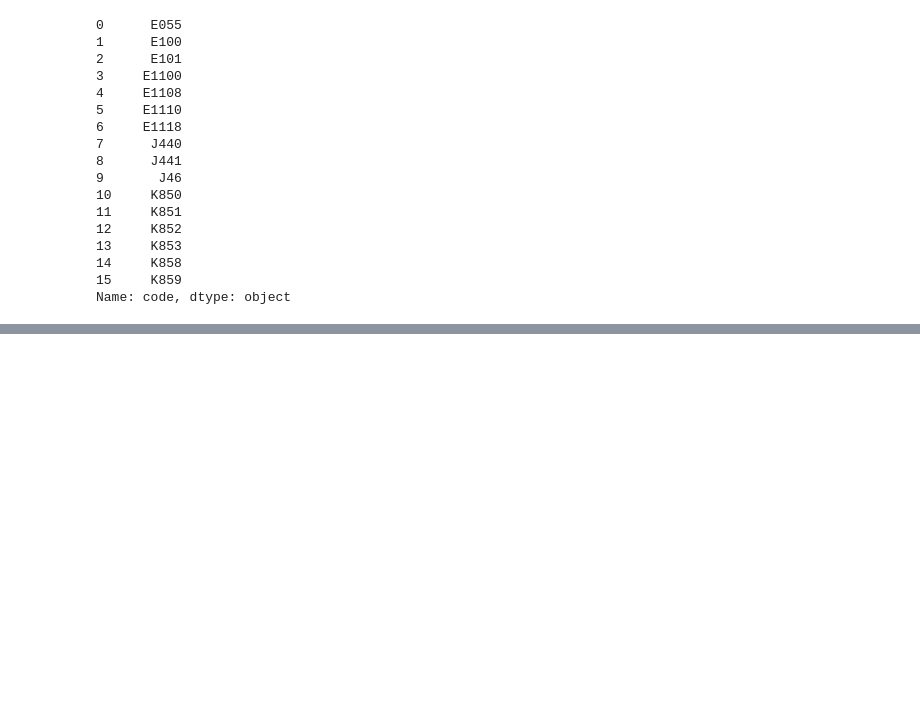
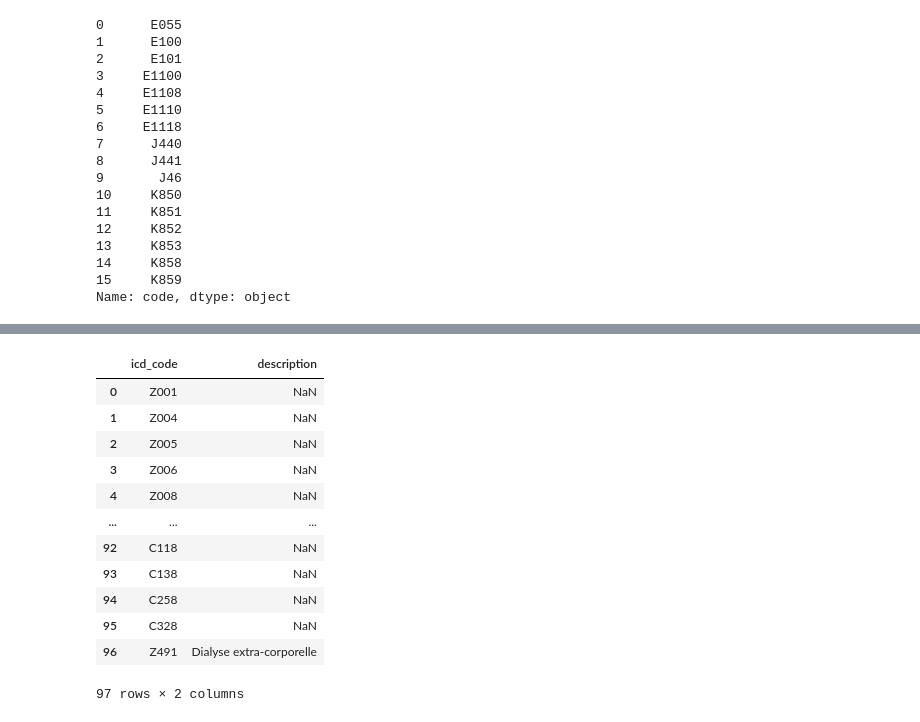
Before and after one commit to 24p11/recode-scenario, a Jupyter notebook: generate_reports_from_french_pmsi_scenarios_dev.ipynb, the cells around one changed output, grey strips where cells are left out. Saved outputs shown, nothing was run; the diff lists cells and outputs as text; code cells hidden in the pictures; blank space fills up the shorter version.

```diff
--- a/generate_reports_from_french_pmsi_scenarios_dev.ipynb
+++ b/generate_reports_from_french_pmsi_scenarios_dev.ipynb
@@ -472,0 +498,18 @@ Name: code, dtype: object
+# %%
+gs.df_icd_official.to_excel("C:/data/wd/z_dp.xlsx")
+
+df_exc
+# %% [output]
+|  | icd_code | description |
+| 0 | Z001 | NaN |
+| 1 | Z004 | NaN |
+| 2 | Z005 | NaN |
+| 3 | Z006 | NaN |
+| 4 | Z008 | NaN |
+| ... | ... | ... |
+| 92 | C118 | NaN |
+| 93 | C138 | NaN |
+| 94 | C258 | NaN |
+| 95 | C328 | NaN |
+| 96 | Z491 | Dialyse extra-corporelle |
+97 rows × 2 columns
```
Also changed, not shown: parts of 20 cells of this notebook, 31 other files.
